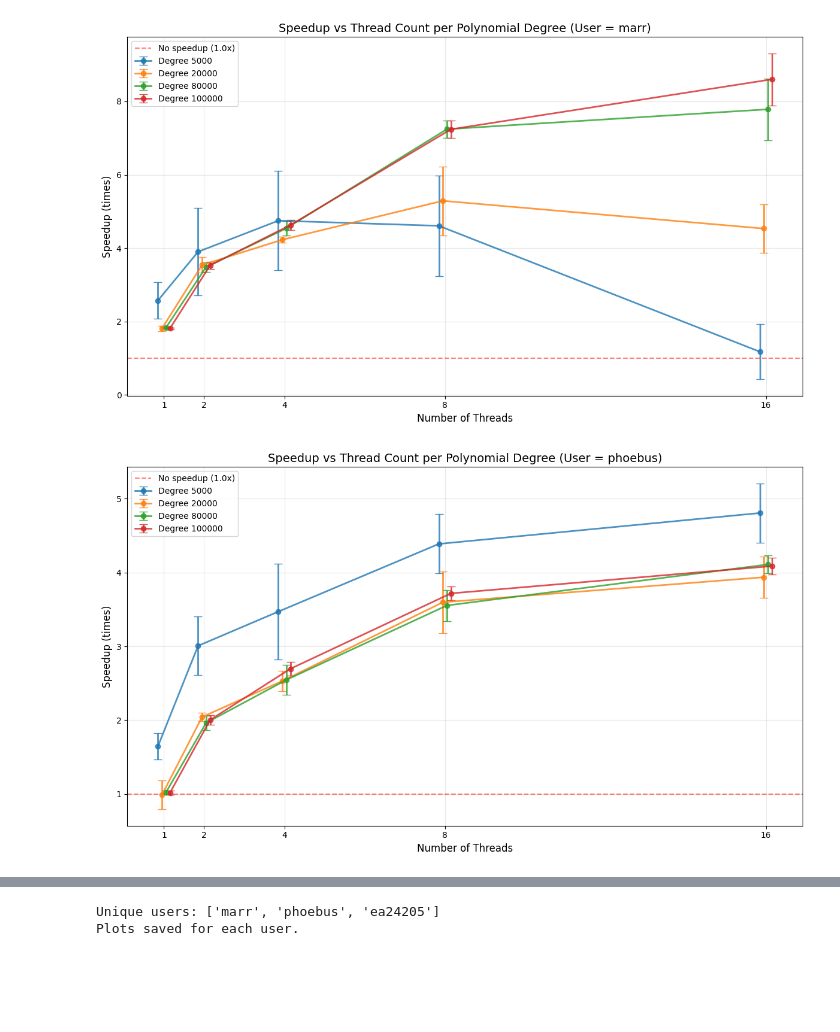
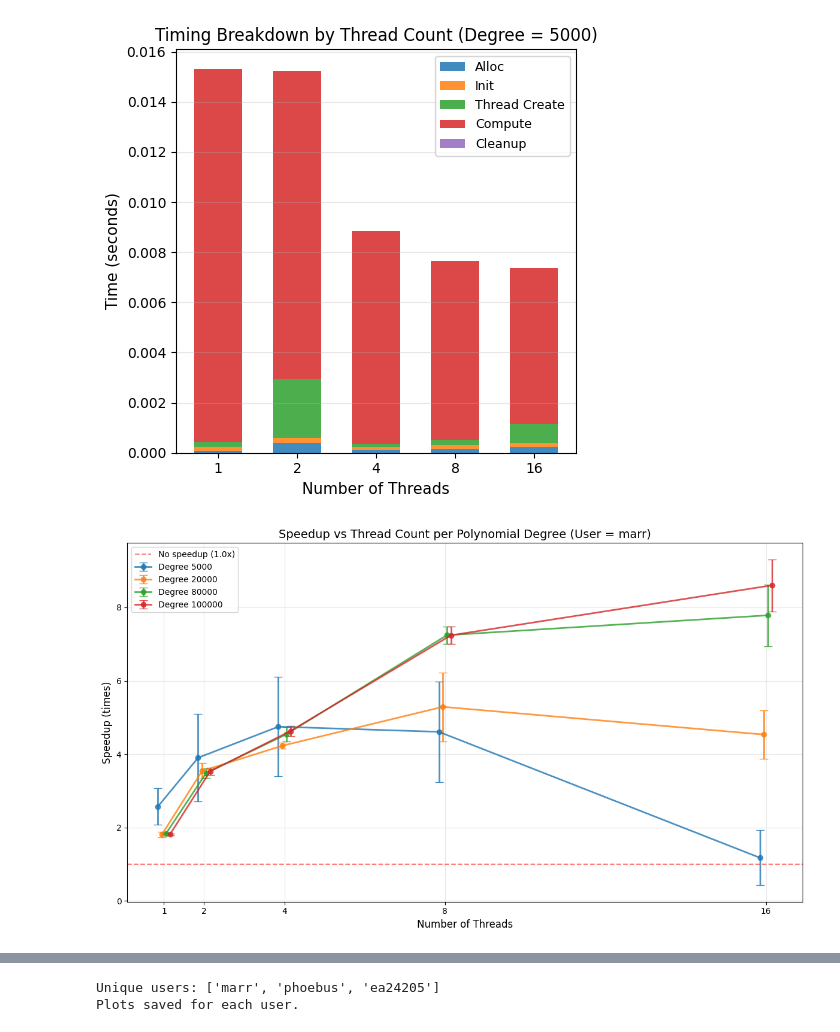
Before and after one commit to marrln/Thread-Experiments, a Jupyter notebook: 1_1_polynomial_multiplication/plotter_1_1.ipynb, the cells around one changed output, grey strips where cells are left out. Drawn from its saved outputs; the diff is of its cells as text; code cells hidden in the pictures; blank space fills up the shorter version.

Commit message:
Add time breakdown plot and adjust to new CSV structure

```diff
--- a/1_1_polynomial_multiplication/plotter_1_1.ipynb
+++ b/1_1_polynomial_multiplication/plotter_1_1.ipynb
@@ -7,8 +7,52 @@ import os
 res_1_df = pd.read_csv('results_1.1.csv')
 os.makedirs('plots', exist_ok=True)
 # %%
+# Visualize timing breakdown for parallel executions (if components are available)
+parallel_data = res_1_df[res_1_df['threads'] != 'sequential'].copy()
+expected_components = ['time_alloc', 'time_init', 'time_thread_create', 'time_compute', 'time_join', 'time_reduce', 'time_verify', 'time_cleanup']
+available_components = [c for c in expected_components if c in res_1_df.columns]
+
+if len(available_components) > 0:
+    example_degree = parallel_data['degree'].iloc[0]
+    example_data = parallel_data[parallel_data['degree'] == example_degree].copy()
+    example_data = example_data.groupby('threads').mean(numeric_only=True).reset_index()
+
+    fig, ax = plt.subplots(figsize=(5, 5))
+
+    # Map components to labels
+    component_labels = {
+        'time_alloc': 'Alloc',
+        'time_init': 'Init',
+        'time_thread_create': 'Thread Create',
+        'time_compute': 'Compute',
+        'time_join': 'Join',
+        'time_reduce': 'Reduce',
+        'time_verify': 'Verify',
+        'time_cleanup': 'Cleanup'
+    }
+
+    # Get actual thread counts and create x positions
+    thread_counts = sorted([int(t) for t in example_data['threads'].values])
+    x_positions = np.arange(len(thread_counts))
+
+    bottom = np.zeros(len(example_data))
+    for component in available_components:
+        label = component_labels.get(component, component)
+        ax.bar(x_positions, example_data[component], bottom=bottom, label=label, alpha=0.85, width=0.6)
+        bottom += example_data[component].values
+
+    ax.set_xlabel('Number of Threads', fontsize=11)
+    ax.set_ylabel('Time (seconds)', fontsize=11)
+    ax.set_title(f'Timing Breakdown by Thread Count (Degree = {int(example_degree)})', fontsize=12)
+    ax.set_xticks(x_positions)
+    ax.set_xticklabels(thread_counts)
+    ax.legend(fontsize=9, loc='upper right')
+    ax.grid(True, alpha=0.3, axis='y')
+    plt.tight_layout()
+    plt.savefig(f'plots/timing_breakdown_degree_{int(example_degree)}.png', dpi=300)
+    plt.show()
+
 # Calculate speedup (sequential time / parallel time)
-# CRITICAL: For each degree, use the CORRECT sequential baseline time
 speedup_data = []
 
 for degree in res_1_df['degree'].unique():
@@ -18,7 +62,6 @@ for degree in res_1_df['degree'].unique():
     seq_times = degree_data[degree_data['threads'] == 'sequential']['time_total'].values
 
     if len(seq_times) > 0:
-        # Use the mean of sequential times for this degree (in case multiple runs)
         seq_time = np.mean(seq_times)
 
         # Calculate speedup for each parallel execution at this degree
@@ -43,32 +86,32 @@ for user in unique_users:
 
     # Plot speedup with error bars and jitter
     fig, ax = plt.subplots(figsize=(12, 7))
 
     # Define jitter offset for each degree
     unique_degrees = sorted(speedup_stats['degree'].unique())
     jitter_offset = np.linspace(-0.15, 0.15, len(unique_degrees))
 
     for idx, degree in enumerate(unique_degrees):
         degree_stats = speedup_stats[speedup_stats['degree'] == degree].copy()
         # Add jitter to x positions
         x_jitter = degree_stats['threads'] + jitter_offset[idx]
         ax.errorbar(x_jitter, degree_stats['mean'],
                     yerr=degree_stats['std'], marker='o', label=f'Degree {int(degree)}',
                     linewidth=2, capsize=5, linestyle='-', alpha=0.8)
 
     ax.set_xlabel('Number of Threads', fontsize=12)
     ax.set_ylabel('Speedup (times)', fontsize=12)
     ax.set_title(f'Speedup vs Thread Count per Polynomial Degree (User = {user})', fontsize=14)
     ax.grid(True, alpha=0.3)
     ax.set_xticks(sorted(speedup_stats['threads'].unique()))
     ax.axhline(y=1.0, color='r', linestyle='--', alpha=0.5, label='No speedup (1.0x)')
     ax.legend(fontsize=10)
     plt.tight_layout()
     plt.savefig(f'plots/speedup_per_degree_{user}.png', dpi=300)
     plt.show()
 
 print(f"\nUnique users: {list(unique_users)}")
 print(f"Plots saved for each user.")
 # %% [output]
-[figure, old version]
+[figure, new version]
-[figure, old version]
+[figure, new version]
```
Also changed, not shown: parts of 1 cell of this notebook, 1 other file.
